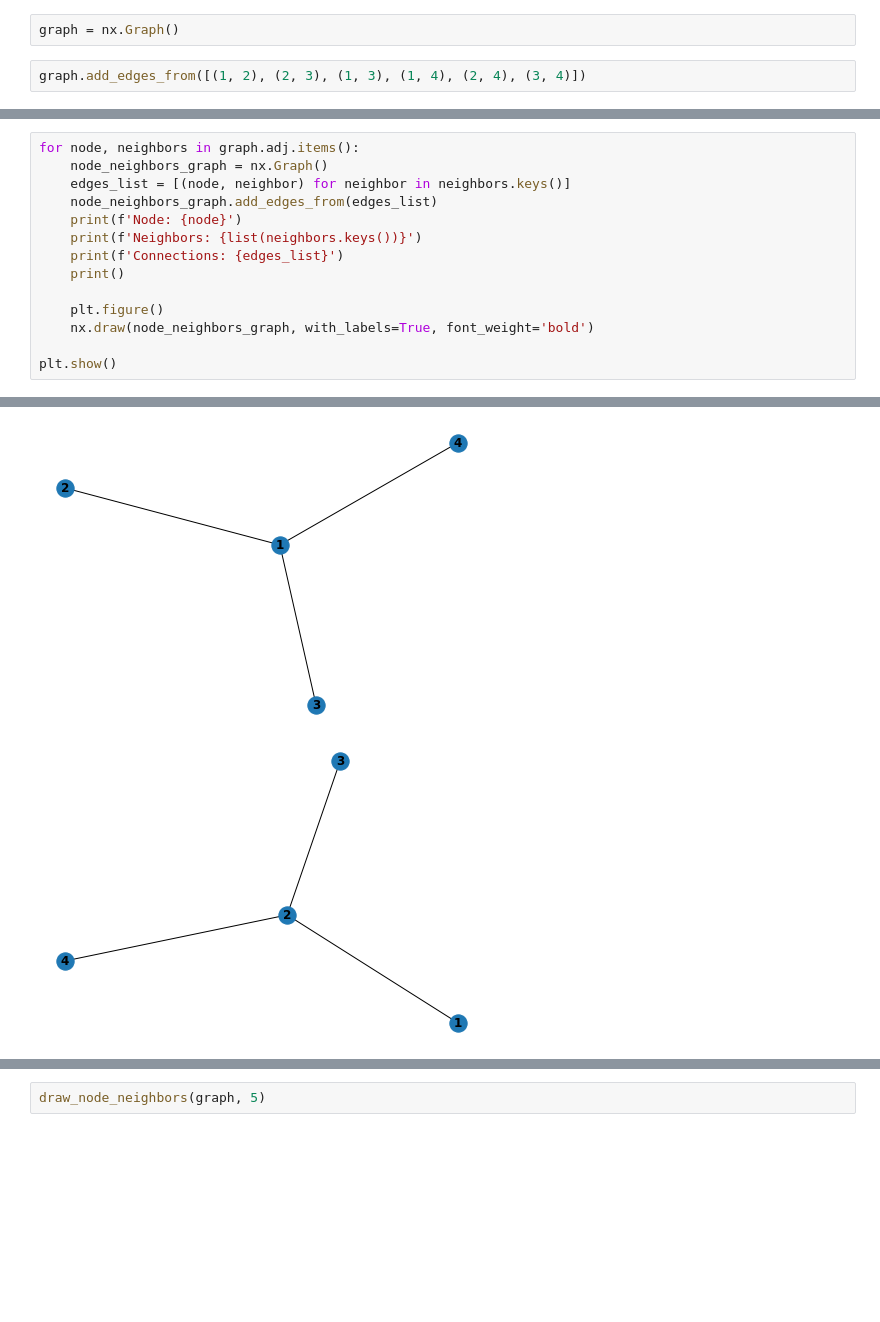
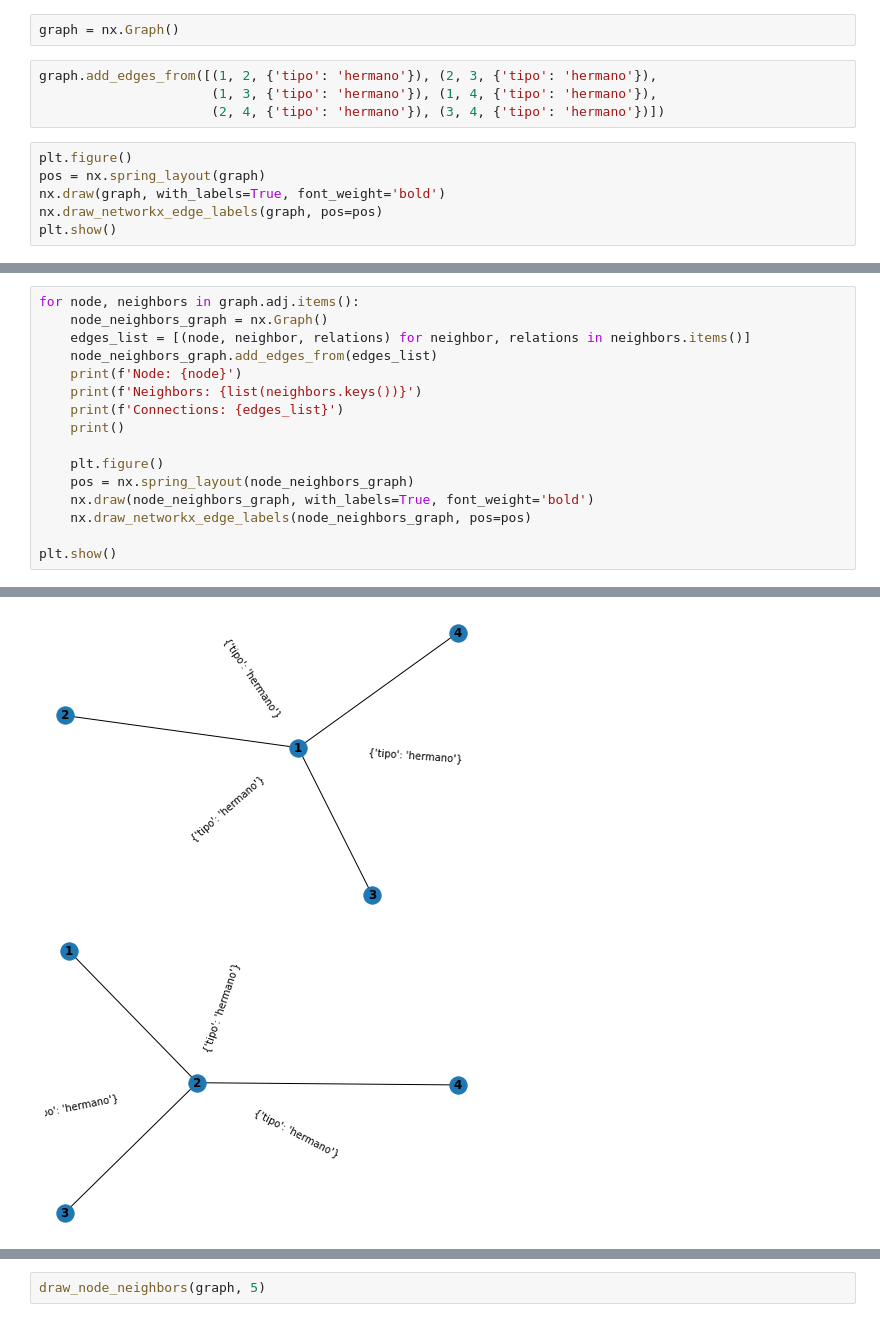
Before and after one commit to dbourdin/graphs, a Jupyter notebook: notebook.ipynb, the cells around one changed output, grey strips where cells are left out. Saved outputs shown, nothing was run; the diff lists cells and outputs as text; blank space fills up the shorter version.

Commit message:
Updated to show labels.

```diff
--- a/notebook.ipynb
+++ b/notebook.ipynb
@@ -4,4 +4,12 @@ import networkx as nx
 # %%
 graph = nx.Graph()
 # %%
-graph.add_edges_from([(1, 2), (2, 3), (1, 3), (1, 4), (2, 4), (3, 4)])
+graph.add_edges_from([(1, 2, {'tipo': 'hermano'}), (2, 3, {'tipo': 'hermano'}),
+                      (1, 3, {'tipo': 'hermano'}), (1, 4, {'tipo': 'hermano'}),
+                      (2, 4, {'tipo': 'hermano'}), (3, 4, {'tipo': 'hermano'})])
+# %%
+plt.figure()
+pos = nx.spring_layout(graph)
+nx.draw(graph, with_labels=True, font_weight='bold')
+nx.draw_networkx_edge_labels(graph, pos=pos)
+plt.show()
@@ -12,7 +22,7 @@ nx.draw(graph, with_labels=True, font_weight='bold')
 # %%
 for node, neighbors in graph.adj.items():
     node_neighbors_graph = nx.Graph()
-    edges_list = [(node, neighbor) for neighbor in neighbors.keys()]
+    edges_list = [(node, neighbor, relations) for neighbor, relations in neighbors.items()]
     node_neighbors_graph.add_edges_from(edges_list)
     print(f'Node: {node}')
     print(f'Neighbors: {list(neighbors.keys())}')
@@ -20,7 +30,9 @@ for node, neighbors in graph.adj.items():
     print()
 
     plt.figure()
+    pos = nx.spring_layout(node_neighbors_graph)
     nx.draw(node_neighbors_graph, with_labels=True, font_weight='bold')
+    nx.draw_networkx_edge_labels(node_neighbors_graph, pos=pos)
 
 plt.show()
 # %% [output]
@@ -42,2 +54,2 @@ Connections: [(4, 1), (4, 2), (4, 3)]
-[figure, old version]
+[figure, new version]
-[figure, old version]
+[figure, new version]
```
Also changed, not shown: parts of 6 cells of this notebook.
